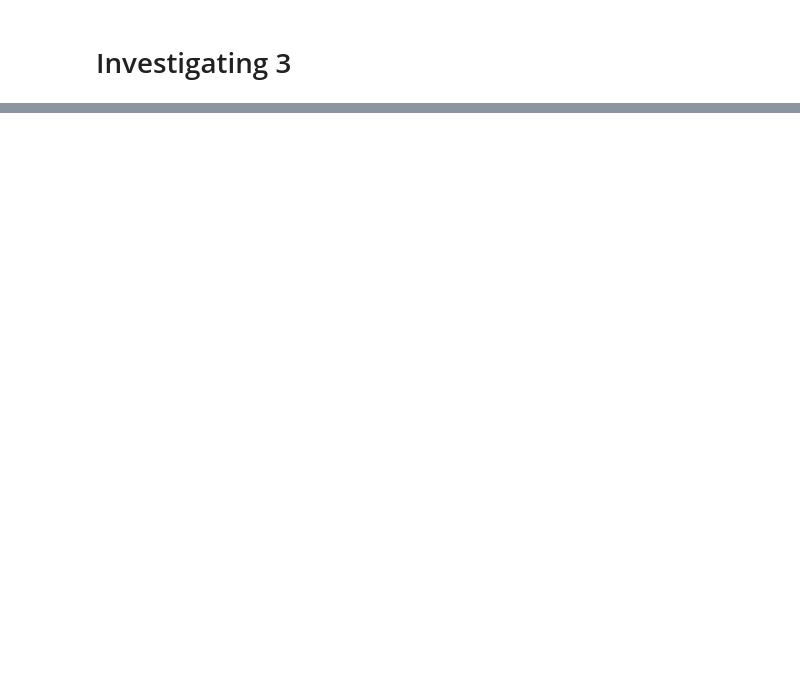
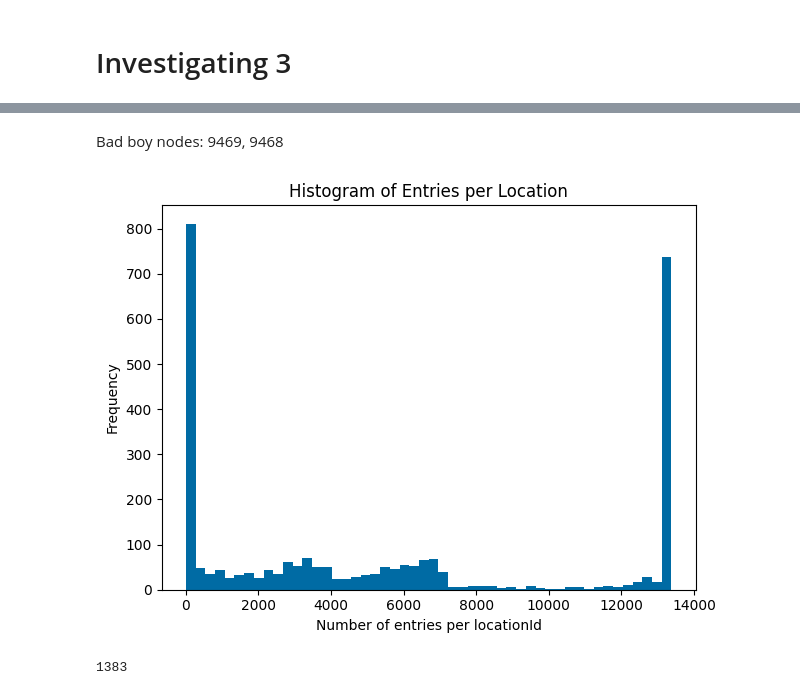
Before and after one commit to digitalterrascope/aqi-data-analysis, a Jupyter notebook: data_testing.ipynb, the cells around one changed output, grey strips where cells are left out. Cells and saved outputs as stored; diff of their text form; code cells hidden in the pictures; blank space fills up the shorter version.

```diff
--- a/data_testing.ipynb
+++ b/data_testing.ipynb
@@ -103,0 +305,25 @@ df_threesremoved.group_by("country").len().sort("len", descending=True)
+# %% [markdown]
+Bad boy nodes: 9469, 9468
+# %%
+counts = (
+    df.group_by("locationId")
+      .len()
+      .rename({"len": "n_entries"})
+)
+
+# Convert to pandas for plotting
+pdf = counts.to_pandas()
+
+plt.figure()
+plt.hist(pdf["n_entries"], bins=50)
+plt.xlabel("Number of entries per locationId")
+plt.ylabel("Frequency")
+plt.title("Histogram of Entries per Location")
+plt.tight_layout()
+plt.show()
+# %% [output]
+[figure, added]
+# %%
+(df.group_by("locationId").len().filter(pl.col("len") > 4500).height)
+# %% [output]
+1383
```
Also changed, not shown: parts of 22 cells of this notebook.
